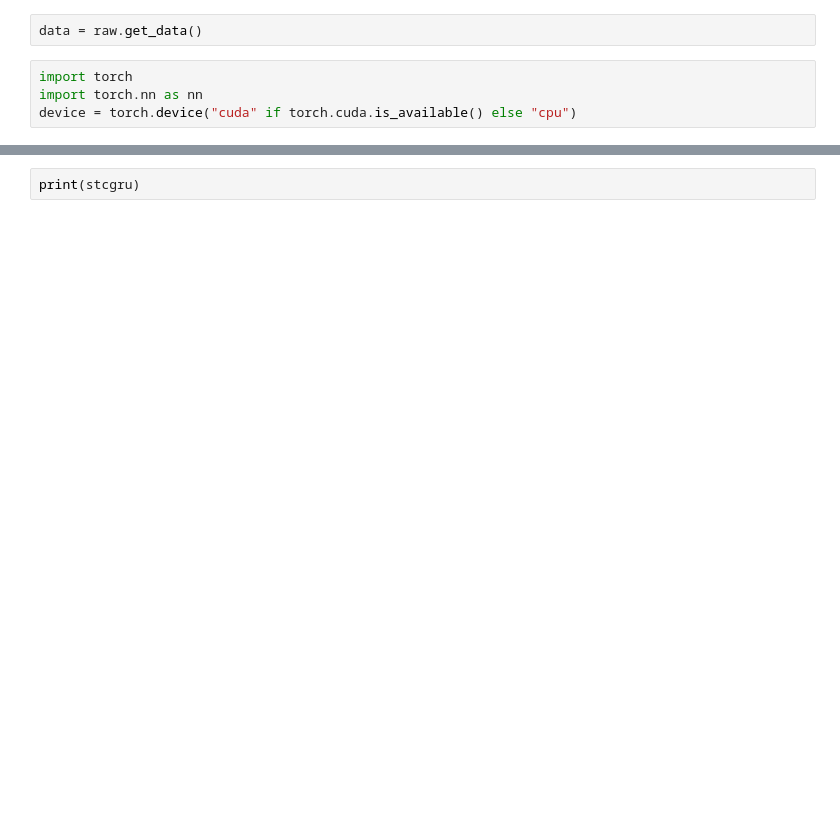
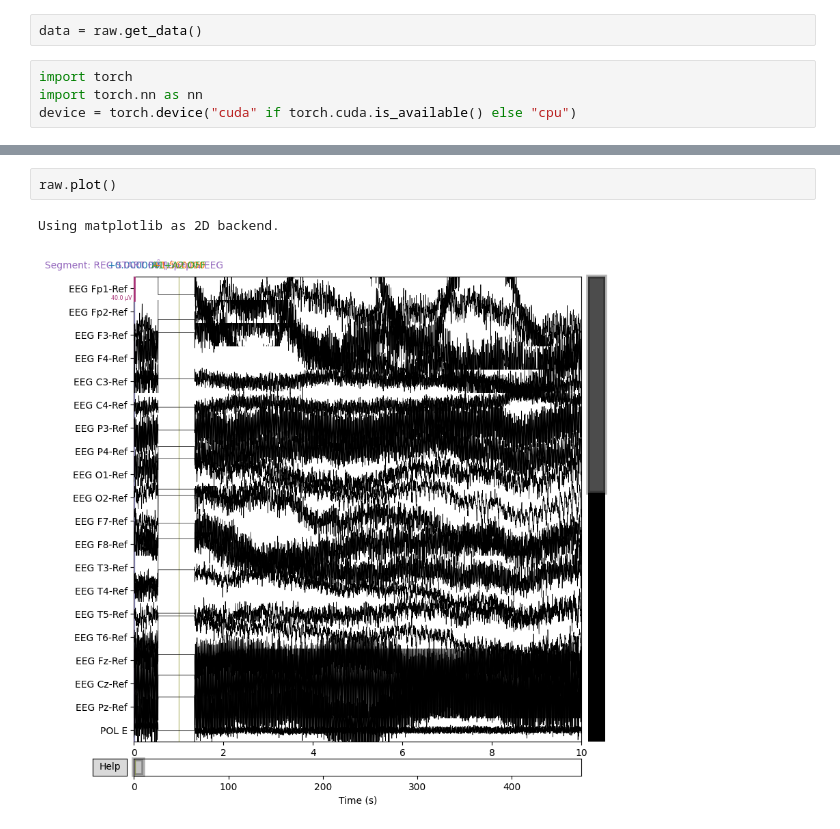
Before and after one commit to lyqcvb/NEW_STCGRU, a Jupyter notebook: test.ipynb, the cells around one changed output, grey strips where cells are left out. Saved outputs shown, nothing was run; the diff lists cells and outputs as text; blank space fills up the shorter version.

```diff
--- a/test.ipynb
+++ b/test.ipynb
@@ -53,2 +60,5 @@ out2 shape: torch.Size([1, 1, 19, 67])
-# %%
-print(stcgru)
+# %%
+raw.plot()
+# %% [output]
+Using matplotlib as 2D backend.
+[figure, added]
```
Also changed, not shown: parts of 5 cells of this notebook, 9 other files.
